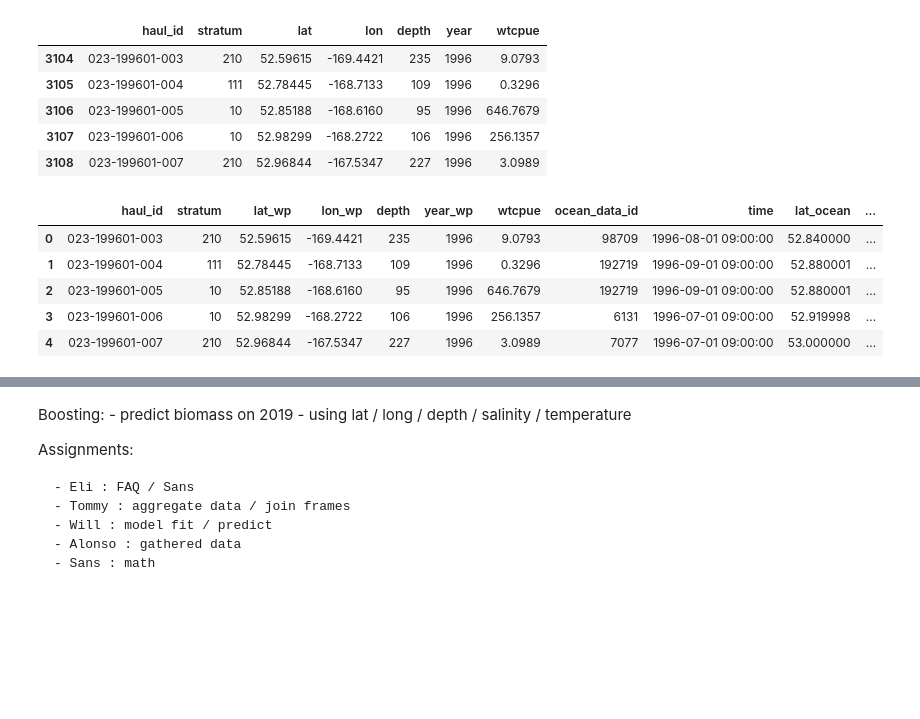
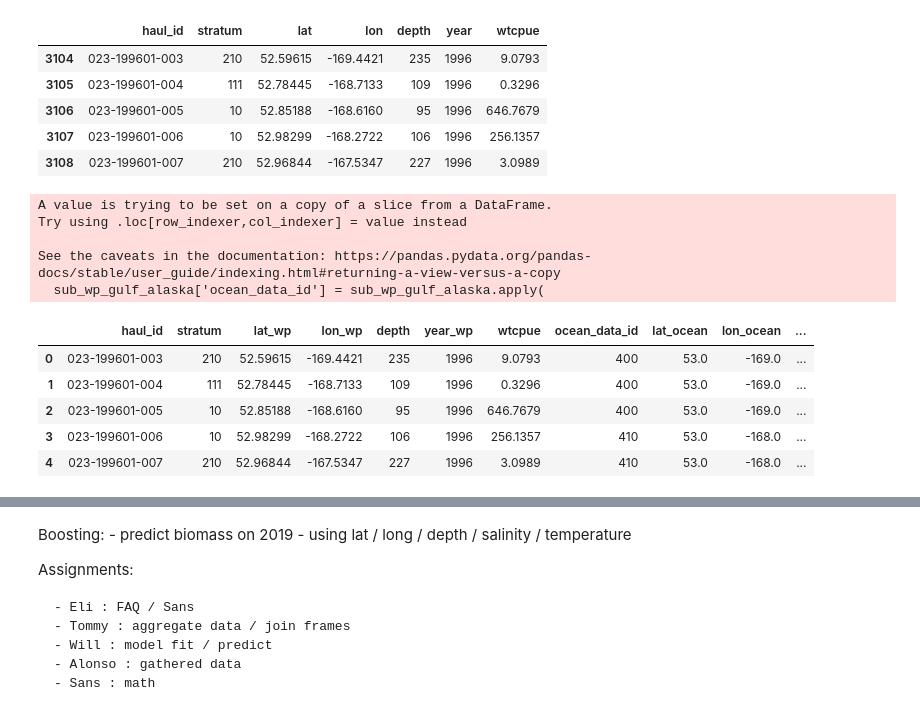
Before and after one commit to WillTirone/STA561, a Jupyter notebook: project/project.ipynb, the cells around one changed output, grey strips where cells are left out. Saved outputs shown, nothing was run; the diff lists cells and outputs as text; code cells hidden in the pictures; blank space fills up the shorter version.

Commit message:
feat: merge the fishes

```diff
--- a/project/project.ipynb
+++ b/project/project.ipynb
@@ -124,12 +147,16 @@ ocean_data_df.head()
+# %%
+small_ocean_data_df = ocean_data_df[ocean_data_df['lat'] > (min_lat - 2)]
+small_ocean_data_df = small_ocean_data_df[small_ocean_data_df['lat'] < (max_lat + 2)]
+
+small_ocean_data_df = small_ocean_data_df[small_ocean_data_df['lon'] > (min_lon - 2)]
+small_ocean_data_df = small_ocean_data_df[small_ocean_data_df['lon'] < (max_lon + 2)]
+small_ocean_data_df = small_ocean_data_df.dropna()
 # %%
-# Attempt at graphing wp_gulf_alaska to figure out how to trim down the ocean_data_df
-# from shapely.geometry import Point
-# import geopandas as gpd
-# from geopandas import GeoDataFrame
-
-# geometry = [Point(xy) for xy in zip(wp_gulf_alaska['lon'], wp_gulf_alaska['lat'])]
-# gdf = GeoDataFrame(wp_gulf_alaska, geometry=geometry)
-
-# #this is a simple map that goes with geopandas
-# world = gpd.read_file(gpd.datasets.get_path('naturalearth_lowres'))
-# gdf.plot(ax=world.plot(figsize=(10, 6)), marker='o', color='red', markersize=15);
+# define the precision of the rounding
+precision = 0
+# round the 'lat' and 'lon' columns
+small_ocean_data_df['lat'] = small_ocean_data_df['lat'].round(precision)
+small_ocean_data_df['lon'] = small_ocean_data_df['lon'].round(precision)
+# group the dataframe by the rounded 'lat' and 'log' columns, and calculate the mean of the other columns
+grouped_ocean_data = small_ocean_data_df.groupby(['lat', 'lon', 'year'], as_index=False).mean()
+grouped_ocean_data
@@ -144,8 +177,6 @@ ocean_data_df.head()
 # %% [markdown]
 #### 1.3 Merging the two data sets
 # %%
-sub_ocean_data_df = ocean_data_df.sample(10000)
-sub_ocean_data_df['ocean_data_id'] = sub_ocean_data_df.index
-sub_ocean_data_df.head()
-ocean_data_df.shape
+grouped_ocean_data['ocean_data_id'] = grouped_ocean_data.index
+grouped_ocean_data.head()
 # %% [output]
@@ -153,5 +189,5 @@ ocean_data_df.shape
 # %%
-wp_gulf_alaska = wp_gulf_alaska[wp_gulf_alaska['year'].isin(ocean_data_df.year.unique())]
+wp_gulf_alaska = wp_gulf_alaska[wp_gulf_alaska['year'].isin(grouped_ocean_data.year.unique())]
 sub_wp_gulf_alaska = wp_gulf_alaska
 sub_wp_gulf_alaska.head()
 # %% [output]
@@ -167,38 +203,43 @@ def dist(lat1, lon1, lat2, lon2):
     https://medium.com/analytics-vidhya/finding-nearest-pair-of-latitude-and-longitude-match-using-python-ce50d62af546
     """
     # convert decimal degrees to radians
     lat1, lon1, lat2, lon2 = map(radians, [lat1, lon1, lat2, lon2])
     # haversine formula
     dlon = lon2 - lon1
     dlat = lat2 - lat1
     a = sin(dlat/2)**2 + cos(lat1) * cos(lat2) * sin(dlon/2)**2
     c = 2 * asin(sqrt(a))
     # Radius of earth in kilometers is 6371
     km = 6371 * c
     return km
 
 def find_nearest(lat, lon, year):
-  year_ocean_data_df = sub_ocean_data_df[sub_ocean_data_df['year'] == year]
+  year_ocean_data_df = grouped_ocean_data[grouped_ocean_data['year'] == year]
 
   # mini filtering on lat lng
   # year_ocean_data_df = year_ocean_data_df[(abs(year_ocean_data_df["lat"] - lat) < 10) & (abs(year_ocean_data_df["lon"] - lon) < 10)]
 
   distances = year_ocean_data_df.apply(
       lambda row: dist(lat, lon, row['lat'], row['lon']),
       axis=1)
   return year_ocean_data_df.loc[distances.idxmin(), 'ocean_data_id']
 
 sub_wp_gulf_alaska['ocean_data_id'] = sub_wp_gulf_alaska.apply(
     lambda row: find_nearest(row['lat'], row['lon'], row['year']),
     axis=1)
 
-merge_df = pd.merge(sub_wp_gulf_alaska,sub_ocean_data_df,on='ocean_data_id', how='left', suffixes=('_wp', '_ocean'))
+merge_df = pd.merge(sub_wp_gulf_alaska, grouped_ocean_data, on='ocean_data_id', how='left', suffixes=('_wp', '_ocean'))
 
 merge_df.head()
 # %% [output]
+A value is trying to be set on a copy of a slice from a DataFrame.
+Try using .loc[row_indexer,col_indexer] = value instead
+
+See the caveats in the documentation: https://pandas.pydata.org/pandas-docs/stable/user_guide/indexing.html#returning-a-view-versus-a-copy
+  sub_wp_gulf_alaska['ocean_data_id'] = sub_wp_gulf_alaska.apply(
-|  | haul_id | stratum | lat_wp | lon_wp | depth | year_wp | wtcpue | ocean_data_id | time | lat_ocean | ... |
-| 0 | 023-199601-003 | 210 | 52.59615 | -169.4421 | 235 | 1996 | 9.0793 | 98709 | 1996-08-01 09:00:00 | 52.840000 | ... |
-| 1 | 023-199601-004 | 111 | 52.78445 | -168.7133 | 109 | 1996 | 0.3296 | 192719 | 1996-09-01 09:00:00 | 52.880001 | ... |
-| 2 | 023-199601-005 | 10 | 52.85188 | -168.6160 | 95 | 1996 | 646.7679 | 192719 | 1996-09-01 09:00:00 | 52.880001 | ... |
-| 3 | 023-199601-006 | 10 | 52.98299 | -168.2722 | 106 | 1996 | 256.1357 | 6131 | 1996-07-01 09:00:00 | 52.919998 | ... |
-| 4 | 023-199601-007 | 210 | 52.96844 | -167.5347 | 227 | 1996 | 3.0989 | 7077 | 1996-07-01 09:00:00 | 53.000000 | ... |
+|  | haul_id | stratum | lat_wp | lon_wp | depth | year_wp | wtcpue | ocean_data_id | lat_ocean | lon_ocean | ... |
+| 0 | 023-199601-003 | 210 | 52.59615 | -169.4421 | 235 | 1996 | 9.0793 | 400 | 53.0 | -169.0 | ... |
+| 1 | 023-199601-004 | 111 | 52.78445 | -168.7133 | 109 | 1996 | 0.3296 | 400 | 53.0 | -169.0 | ... |
+| 2 | 023-199601-005 | 10 | 52.85188 | -168.6160 | 95 | 1996 | 646.7679 | 400 | 53.0 | -169.0 | ... |
+| 3 | 023-199601-006 | 10 | 52.98299 | -168.2722 | 106 | 1996 | 256.1357 | 410 | 53.0 | -168.0 | ... |
+| 4 | 023-199601-007 | 210 | 52.96844 | -167.5347 | 227 | 1996 | 3.0989 | 410 | 53.0 | -168.0 | ... |
```
Also changed, not shown: parts of 5 cells of this notebook.
